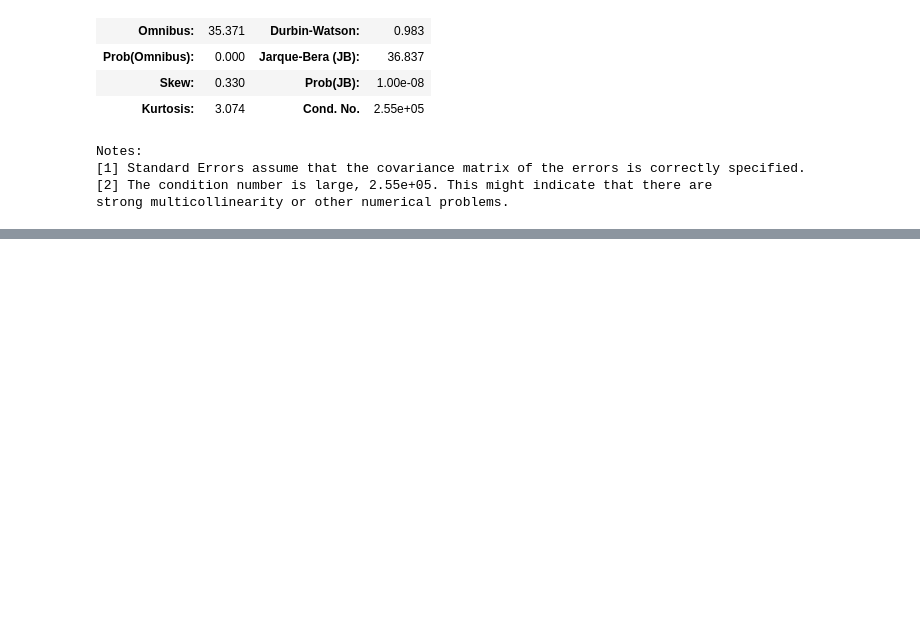
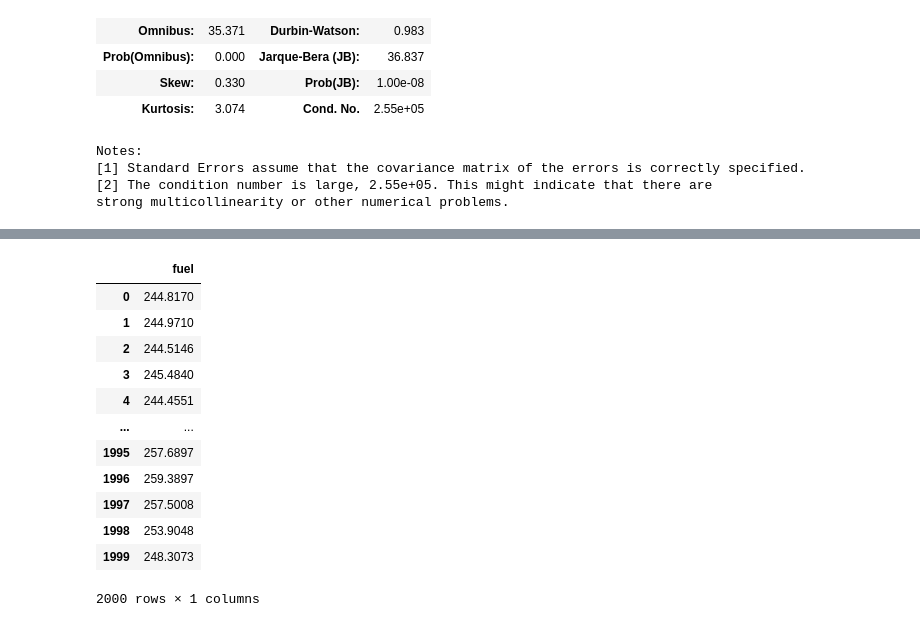
Before and after one commit to lll-Mike-lll/AI_final_project, a Jupyter notebook: 06_ML_with_OLS.ipynb, the cells around one changed output, grey strips where cells are left out. Cells and saved outputs as stored; diff of their text form; code cells hidden in the pictures; blank space fills up the shorter version.

```diff
--- a/06_ML_with_OLS.ipynb
+++ b/06_ML_with_OLS.ipynb
@@ -48,0 +82,16 @@ strong multicollinearity or other numerical problems.
+# %%
+df.iloc[:,1:2]
+# %% [output]
+|  | fuel |
+| 0 | 244.8170 |
+| 1 | 244.9710 |
+| 2 | 244.5146 |
+| 3 | 245.4840 |
+| 4 | 244.4551 |
+| ... | ... |
+| 1995 | 257.6897 |
+| 1996 | 259.3897 |
+| 1997 | 257.5008 |
+| 1998 | 253.9048 |
+| 1999 | 248.3073 |
+2000 rows × 1 columns
```
Also changed, not shown: parts of 7 cells of this notebook.
